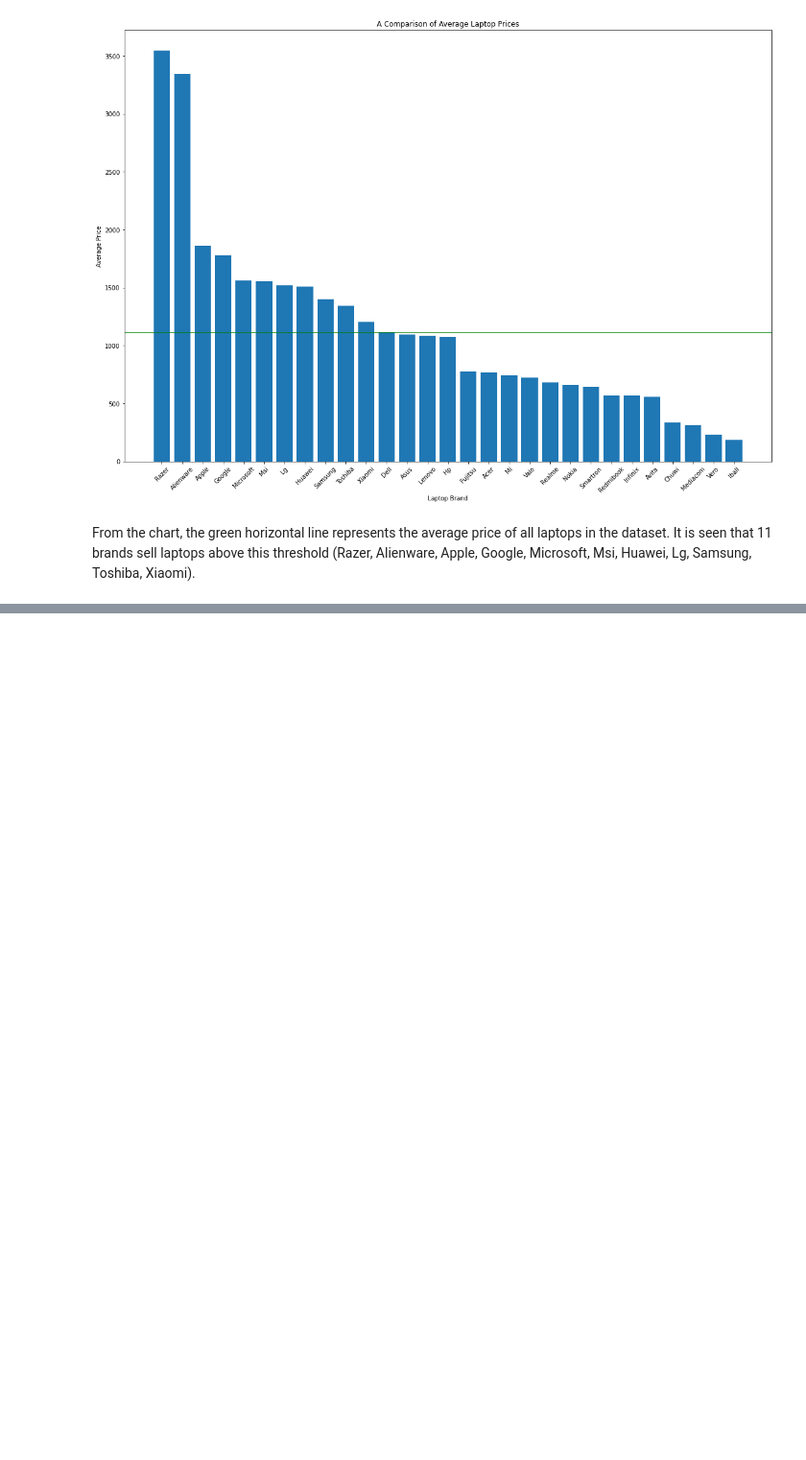
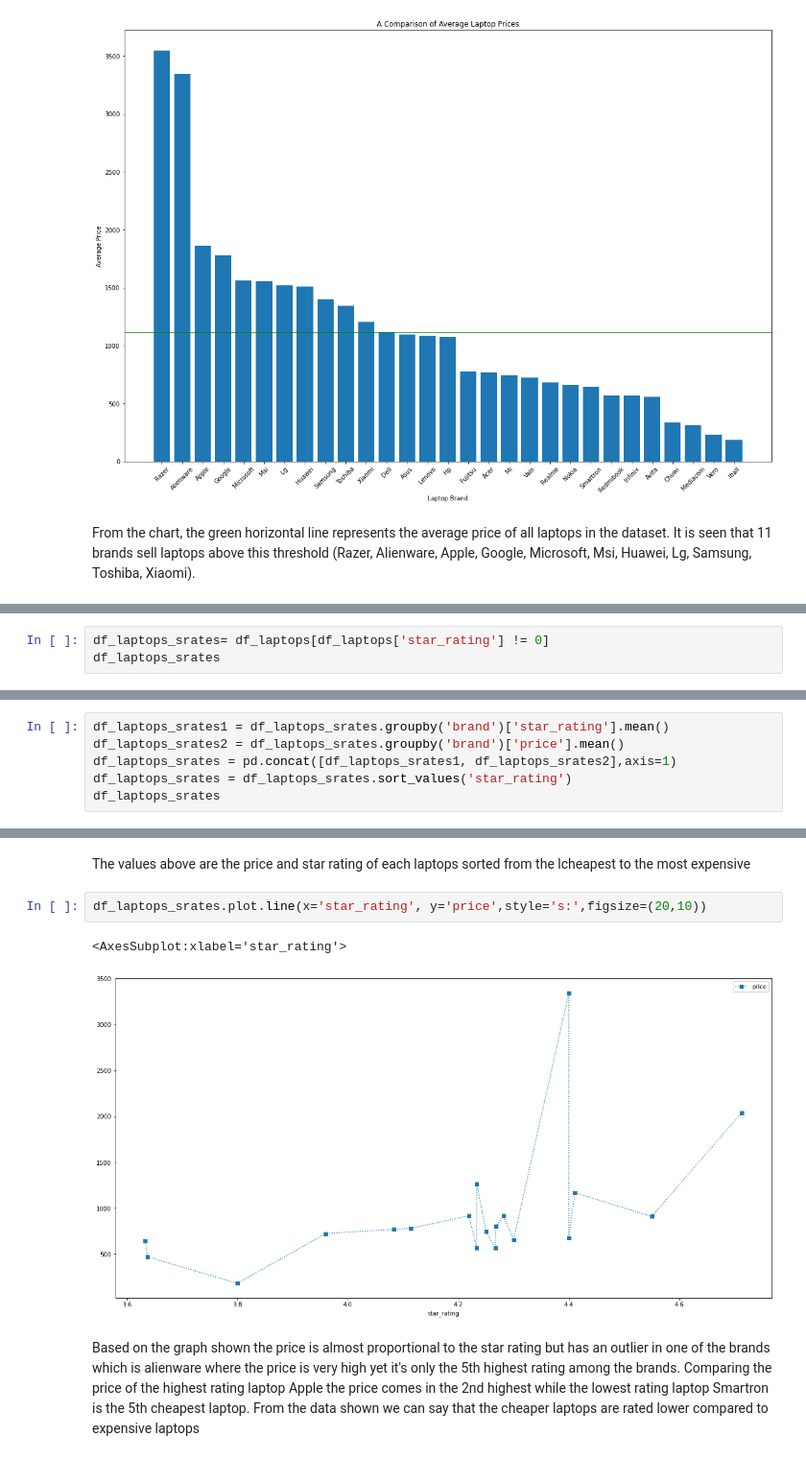
Before and after one commit to jason-9601/DATAPRE-Final, a Jupyter notebook: DATAPRE Final.ipynb, the cells around one changed output, grey strips where cells are left out. Shown at 96% size. Cells and saved outputs as stored; diff of their text form; blank space fills up the shorter version.

Commit message:
Add files via upload
Relationship of Price and Star Rating

```diff
--- a/DATAPRE Final.ipynb
+++ b/DATAPRE Final.ipynb
@@ -633,0 +636,3 @@ From the chart, the green horizontal line represents the average price of all la
+# %%
+df_laptops_srates= df_laptops[df_laptops['star_rating'] != 0]
+df_laptops_srates
@@ -633,0 +653,6 @@ From the chart, the green horizontal line represents the average price of all la
+# %%
+df_laptops_srates1 = df_laptops_srates.groupby('brand')['star_rating'].mean()
+df_laptops_srates2 = df_laptops_srates.groupby('brand')['price'].mean()
+df_laptops_srates = pd.concat([df_laptops_srates1, df_laptops_srates2],axis=1)
+df_laptops_srates = df_laptops_srates.sort_values('star_rating')
+df_laptops_srates
@@ -633,0 +701,9 @@ From the chart, the green horizontal line represents the average price of all la
+# %% [markdown]
+The values above are the price and star rating of each laptops sorted from the lcheapest to the most expensive
+# %%
+df_laptops_srates.plot.line(x='star_rating', y='price',style='s:',figsize=(20,10))
+# %% [output]
+<AxesSubplot:xlabel='star_rating'>
+[figure, added]
+# %% [markdown]
+Based on the graph shown the price is almost proportional to the star rating but has an outlier in one of the brands which is alienware where the price is very high yet it's only the 5th highest rating among the brands. Comparing the price of the highest rating laptop Apple the price comes in the 2nd highest while the lowest rating laptop Smartron is the 5th cheapest laptop. From the data shown we can say that the cheaper laptops are rated lower compared to expensive laptops
```
Also changed, not shown: parts of 13 cells of this notebook.
